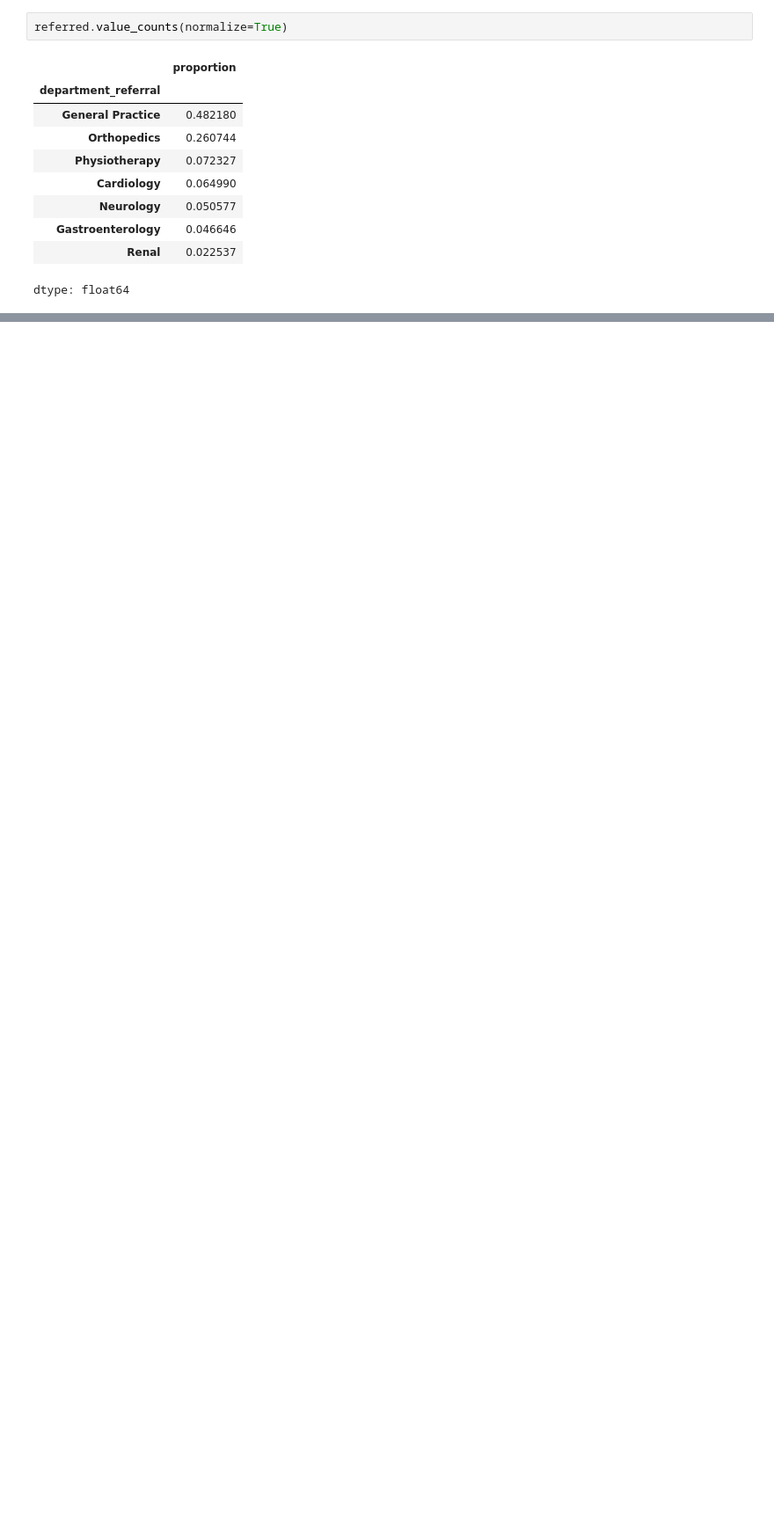
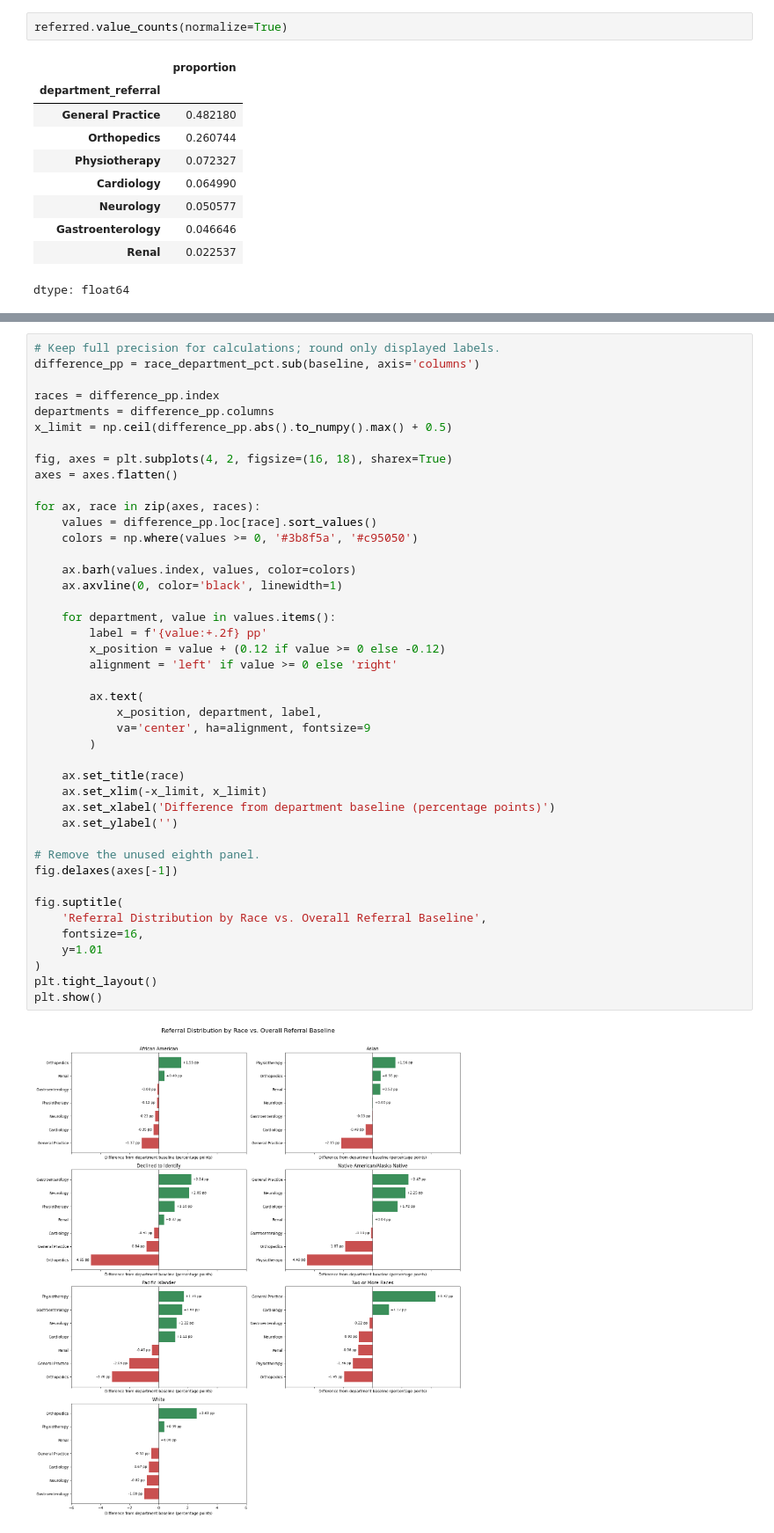
Before and after one commit to Mikayla-ds2/surge-sense, a Jupyter notebook: eda+viz.ipynb, the cells around one changed output, grey strips where cells are left out. Shown at 88% size. Drawn from its saved outputs; the diff is of its cells as text; blank space fills up the shorter version.

```diff
--- a/eda+viz.ipynb
+++ b/eda+viz.ipynb
@@ -220,0 +303,45 @@ plt.show()
+# %%
+# Keep full precision for calculations; round only displayed labels.
+difference_pp = race_department_pct.sub(baseline, axis='columns')
+
+races = difference_pp.index
+departments = difference_pp.columns
+x_limit = np.ceil(difference_pp.abs().to_numpy().max() + 0.5)
+
+fig, axes = plt.subplots(4, 2, figsize=(16, 18), sharex=True)
+axes = axes.flatten()
+
+for ax, race in zip(axes, races):
+    values = difference_pp.loc[race].sort_values()
+    colors = np.where(values >= 0, '#3b8f5a', '#c95050')
+
+    ax.barh(values.index, values, color=colors)
+    ax.axvline(0, color='black', linewidth=1)
+
+    for department, value in values.items():
+        label = f'{value:+.2f} pp'
+        x_position = value + (0.12 if value >= 0 else -0.12)
+        alignment = 'left' if value >= 0 else 'right'
+
+        ax.text(
+            x_position, department, label,
+            va='center', ha=alignment, fontsize=9
+        )
+
+    ax.set_title(race)
+    ax.set_xlim(-x_limit, x_limit)
+    ax.set_xlabel('Difference from department baseline (percentage points)')
+    ax.set_ylabel('')
+
+# Remove the unused eighth panel.
+fig.delaxes(axes[-1])
+
+fig.suptitle(
+    'Referral Distribution by Race vs. Overall Referral Baseline',
+    fontsize=16,
+    y=1.01
+)
+plt.tight_layout()
+plt.show()
+# %% [output]
+[figure, added]
```
Also changed, not shown: parts of 16 cells of this notebook, 4 other files.
